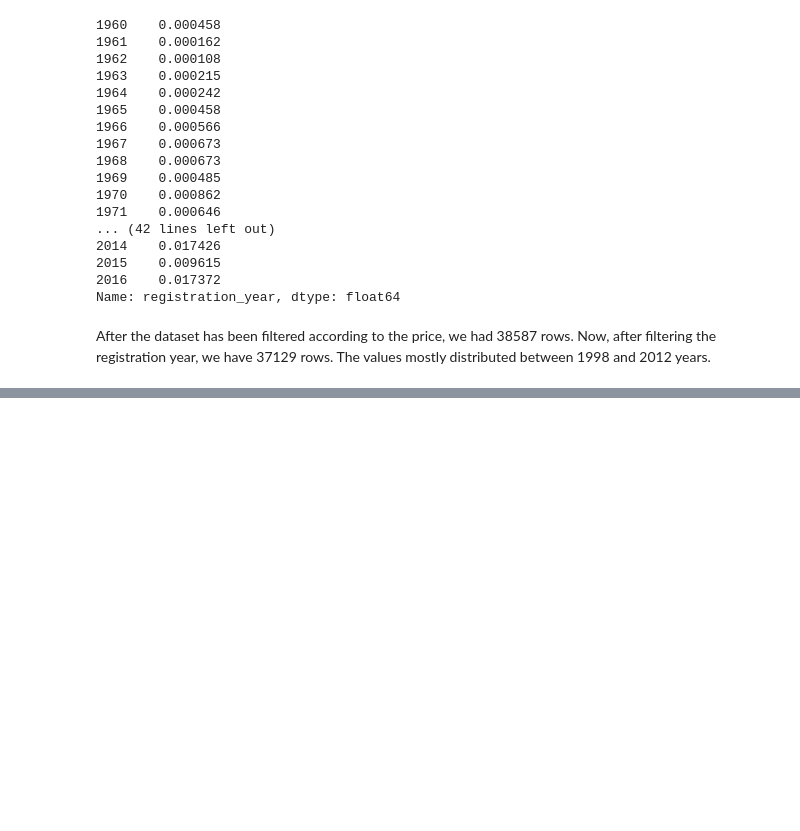
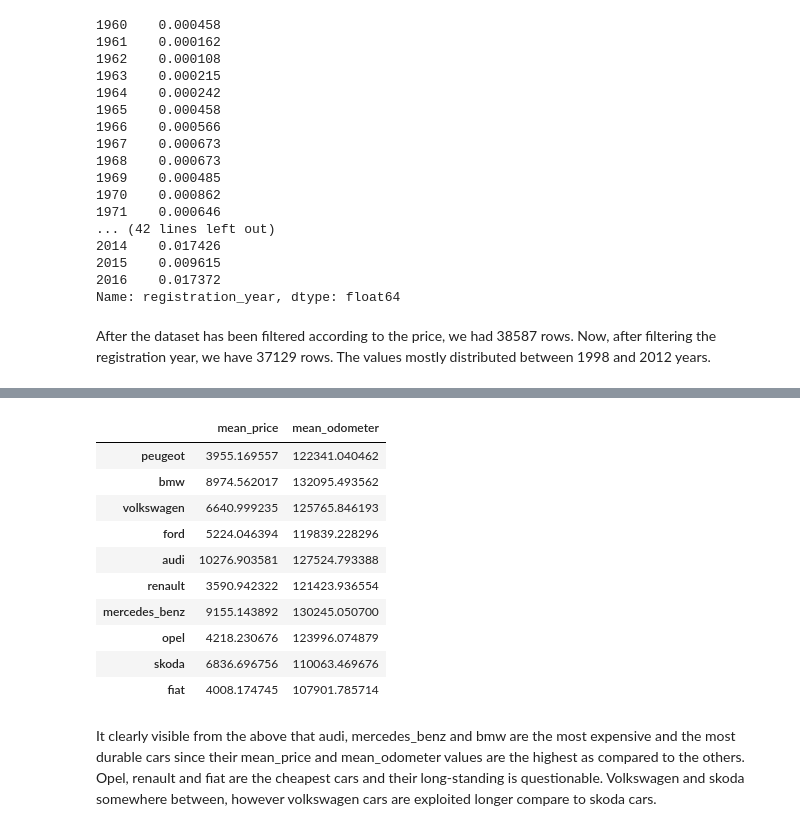
Before and after one commit to salkenov1/used_cars_analysis, a Jupyter notebook: used_ebay_cars_analysis.ipynb, the cells around one changed output, grey strips where cells are left out. Saved outputs shown, nothing was run; the diff lists cells and outputs as text; code cells hidden in the pictures; blank space fills up the shorter version.

```diff
--- a/used_ebay_cars_analysis.ipynb
+++ b/used_ebay_cars_analysis.ipynb
@@ -350,0 +374,35 @@ After the dataset has been filtered according to the price, we had 38587 rows. N
+# %%
+popular_autos = []
+
+for index, row in autos.iterrows():
+    brand = row[11]
+    price = row[2]
+    odometer = row[8]
+    if brand in brands:
+        popular_autos.append([brand, price, odometer])
+
+autos_sum_price = {}
+autos_sum_odometer = {}
+autos_count = {}
+
+for value in popular_autos:
+    brand = value[0]
+    price = int(value[1])
+    odometer = int(value[2])
+    if brand in autos_count:
+        autos_count[brand] += 1
+        autos_sum_price[brand] += price
+        autos_sum_odometer[brand] += odometer
+    else:
+        autos_count[brand] = 1
+        autos_sum_price[brand] = price
+        autos_sum_odometer[brand] = odometer
+
+autos_mean_price = {}
+autos_mean_odometer = {}
+
+for brand in autos_count:
+    avg_price = autos_sum_price[brand]/autos_count[brand]
+    avg_odometer = autos_sum_odometer[brand]/autos_count[brand]
+    autos_mean_price[brand] = avg_price
+    autos_mean_odometer[brand] = avg_odometer
@@ -350,0 +411,4 @@ After the dataset has been filtered according to the price, we had 38587 rows. N
+# %%
+bmp = pd.Series(autos_mean_price)
+bmo = pd.Series(autos_mean_odometer)
+bmo
@@ -350,0 +427,18 @@ After the dataset has been filtered according to the price, we had 38587 rows. N
+# %%
+bmv = {"mean_price": bmp, "mean_odometer": bmo}
+brand_values = pd.DataFrame(bmv)
+brand_values
+# %% [output]
+|  | mean_price | mean_odometer |
+| peugeot | 3955.169557 | 122341.040462 |
+| bmw | 8974.562017 | 132095.493562 |
+| volkswagen | 6640.999235 | 125765.846193 |
+| ford | 5224.046394 | 119839.228296 |
+| audi | 10276.903581 | 127524.793388 |
+| renault | 3590.942322 | 121423.936554 |
+| mercedes_benz | 9155.143892 | 130245.050700 |
+| opel | 4218.230676 | 123996.074879 |
+| skoda | 6836.696756 | 110063.469676 |
+| fiat | 4008.174745 | 107901.785714 |
+# %% [markdown]
+It clearly visible from the above that audi, mercedes_benz and bmw are the most expensive and the most durable cars since their mean_price and mean_odometer values are the highest as compared to the others. Opel, renault and fiat are the cheapest cars and their long-standing is questionable. Volkswagen and skoda somewhere between, however volkswagen cars are exploited longer compare to skoda cars.
```
Also changed, not shown: parts of 5 cells of this notebook.
